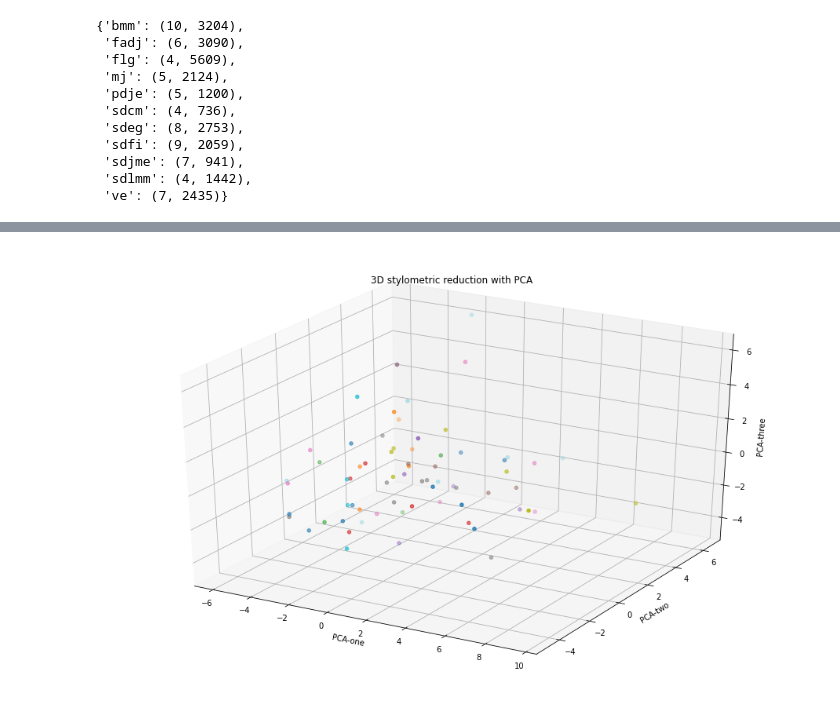
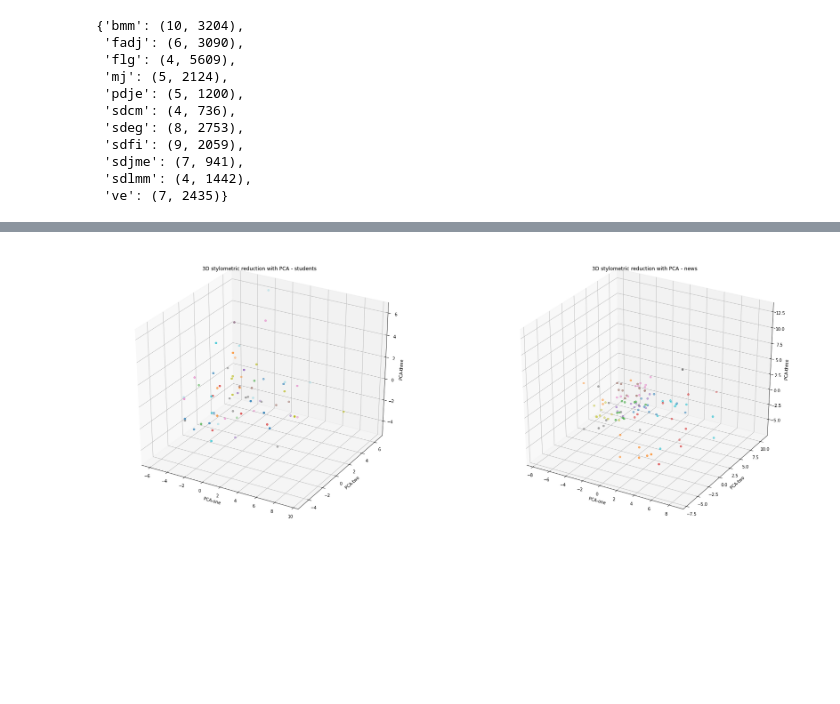
Before and after one commit to Daanielvb/authorship-classification, a Jupyter notebook: Autorship_data_visualization.ipynb, the cells around one changed output, grey strips where cells are left out. Cells and saved outputs as stored; diff of their text form; code cells hidden in the pictures; blank space fills up the shorter version.

```diff
--- a/Autorship_data_visualization.ipynb
+++ b/Autorship_data_visualization.ipynb
@@ -100,19 +116,23 @@ Requirement already satisfied: decorator>=4.3.0 in /usr/local/lib/python3.6/dist
 # read dataset
 df = pd.read_csv(filename)
 raw_df = pd.read_csv(raw_filename)
+news_df = pd.read_csv(news_filename)
 
 # Remove single class entries (We need at least 3 samples of an author
 df = df.groupby('Author').filter(lambda x: len(x) > 3)
 y = df.pop('Author')
 raw_df = raw_df.groupby('Author').filter(lambda x: len(x) > 3)
 
-from sklearn.model_selection import train_test_split
-from sklearn.preprocessing import LabelEncoder
-
 le = LabelEncoder()
 le.fit(y)
 encoded_Y = le.transform(y)
 
+
+le = LabelEncoder()
+y_news = news_df.pop('Author')
+le.fit(y_news)
+encoded_Y_news = le.transform(y_news)
+
 le.fit(raw_df['Author'])
 encoded_raw_Y = le.transform(raw_df['Author'])
 raw_df['Author'] = encoded_raw_Y
@@ -374,5 +295,8 @@ plt.show()
 # %%
-#Scale our data (Stylometric)
+# Scale our stylometric datasets
+
+scaled_features_news = PowerTransformer().fit_transform(news_df.values)
+news_df = pd.DataFrame(scaled_features_news, index=news_df.index, columns=news_df.columns)
 
 scaled_features = PowerTransformer().fit_transform(df.values)
 df = pd.DataFrame(scaled_features, index=df.index, columns=df.columns)
@@ -389,7 +316,9 @@ Explained variation per principal component: [0.20634226 0.14916978 0.12222422]
 # %%
-le = LabelEncoder()
-le.fit(y)
-encoded_Y = le.transform(y)
+# le = LabelEncoder()
+# le.fit(y)
+# encoded_Y = le.transform(y)
+
+news_df['Author'] = encoded_Y_news
 
 df['Author'] = encoded_Y
 # %%
@@ -410,19 +355,37 @@ sns.scatterplot(
 # %%
 # Plot stylometric data on PCA-3D and Scaled features
-ax = plt.figure(figsize=(16,10)).gca(projection='3d')
+fig = plt.figure(figsize=(30,12))
+
+ax = fig.add_subplot(1, 2, 1, projection='3d')
+
 ax.scatter(
     xs=df.loc[:]["PCA-one"],
     ys=df.loc[:]["PCA-two"],
     zs=df.loc[:]["PCA-three"],
     c=df.loc[:]["Author"],
     cmap='tab20',
 )
 ax.set_xlabel('PCA-one')
 ax.set_ylabel('PCA-two')
 ax.set_zlabel('PCA-three')
+ax.set_title('3D stylometric reduction with PCA - students')
 
-plt.title('3D stylometric reduction with PCA')
+ax1 = fig.add_subplot(1, 2, 2, projection='3d')
+
+
+ax1.scatter(
+    xs=news_df.loc[:]["PCA-one"],
+    ys=news_df.loc[:]["PCA-two"],
+    zs=news_df.loc[:]["PCA-three"],
+    c=news_df.loc[:]["Author"],
+    cmap='tab10'
+)
+ax1.set_xlabel('PCA-one')
+ax1.set_ylabel('PCA-two')
+ax1.set_zlabel('PCA-three')
+ax1.set_title('3D stylometric reduction with PCA - news')
+
 plt.show()
 # %% [output]
-[figure, old version]
+[figure, new version]
 # %%
```
Also changed, not shown: parts of 17 cells of this notebook.
